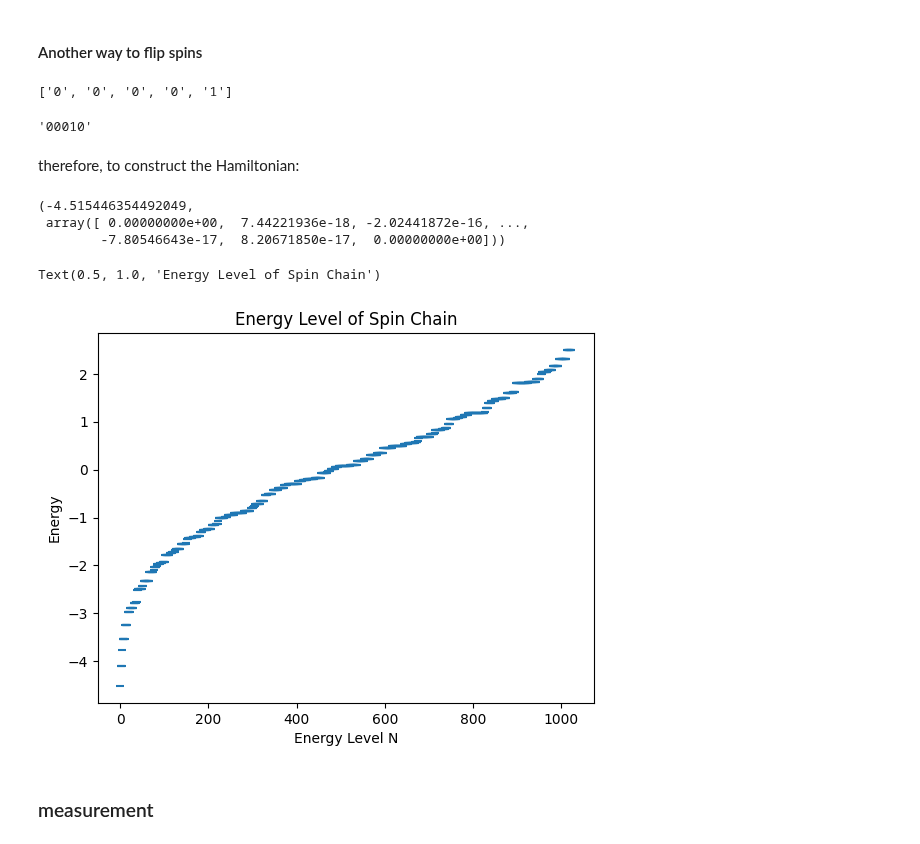
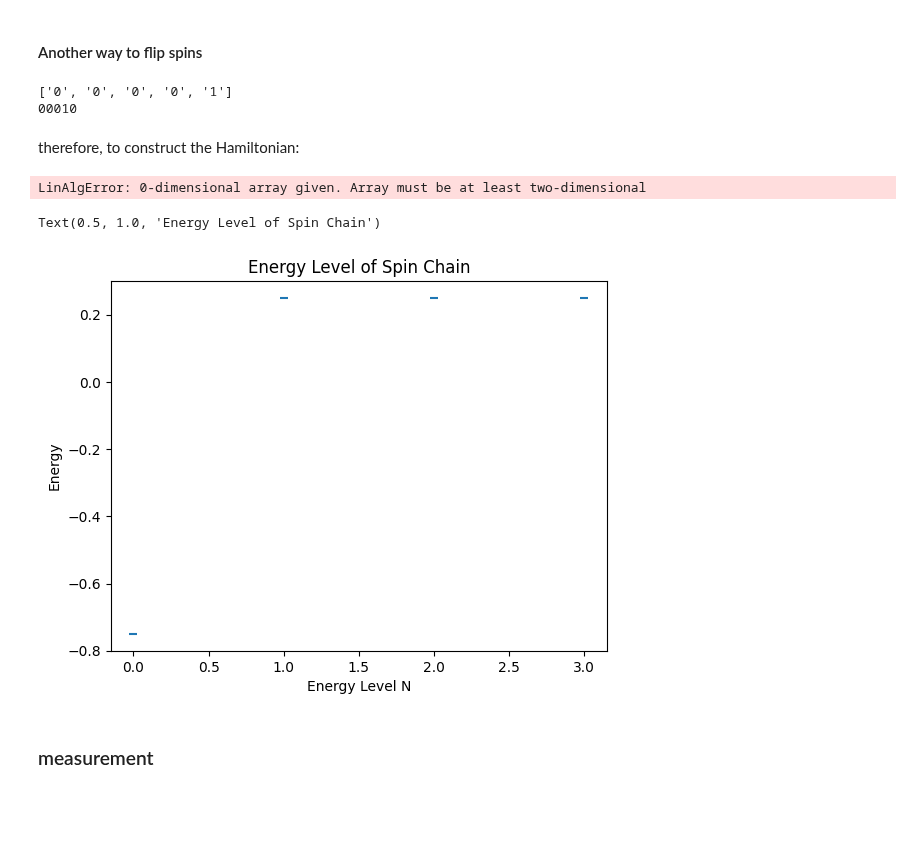
Before and after one commit to timlok123/PHYS4150-Computational-Physics-2024, a Jupyter notebook: ED/Exact_diagonalization.ipynb, the cells around one changed output. Saved outputs shown, nothing was run; the diff lists cells and outputs as text; code cells hidden in the pictures; blank space fills up the shorter version.

```diff
--- a/ED/Exact_diagonalization.ipynb
+++ b/ED/Exact_diagonalization.ipynb
@@ -175,10 +276,9 @@ concatenation:a+b+c: 0001111122222
 #### Code
 # %%
 # set parameters
-N=10
+N=4
 dimension=2**N
 #spin chain with all spin-down
 z='0'*N
 # initialize hamiltonian
 H=np.zeros((dimension,dimension))
-z
@@ -287,10 +403,10 @@ list_[3]=site_4
 list_[4]=site_3
 #convert it back to string
 str_=''.join(list_)
-str_
+print(str_)
 # %% [output]
 ['0', '0', '0', '0', '1']
+00010
-'00010'
 # %% [markdown]
 therefore, to construct the Hamiltonian:
 # %%
@@ -326,18 +442,16 @@ eig_value=eig_value[idx_sorted1]
 eig_vec=eig_vec[:,idx_sorted1]
 eig_value[0], eig_vec[:,0]
 # %% [output]
-(-4.515446354492049,
- array([ 0.00000000e+00,  7.44221936e-18, -2.02441872e-16, ...,
-        -7.80546643e-17,  8.20671850e-17,  0.00000000e+00]))
+LinAlgError: 0-dimensional array given. Array must be at least two-dimensional
 # %%
 energy_level=np.sort(eig_value)
-plt.scatter(np.arange(0,len(energy_level)),energy_level,marker='_')
+plt.scatter(np.arange(0,len(energy_level)),0.5*energy_level,marker='_')
 plt.xlabel('Energy Level N')
 plt.ylabel('Energy')
 plt.title('Energy Level of Spin Chain')
 # %% [output]
 Text(0.5, 1.0, 'Energy Level of Spin Chain')
-[figure, old version]
+[figure, new version]
 # %% [markdown]
 ### measurement
 # %% [markdown]
```
Also changed, not shown: parts of 26 cells of this notebook.
